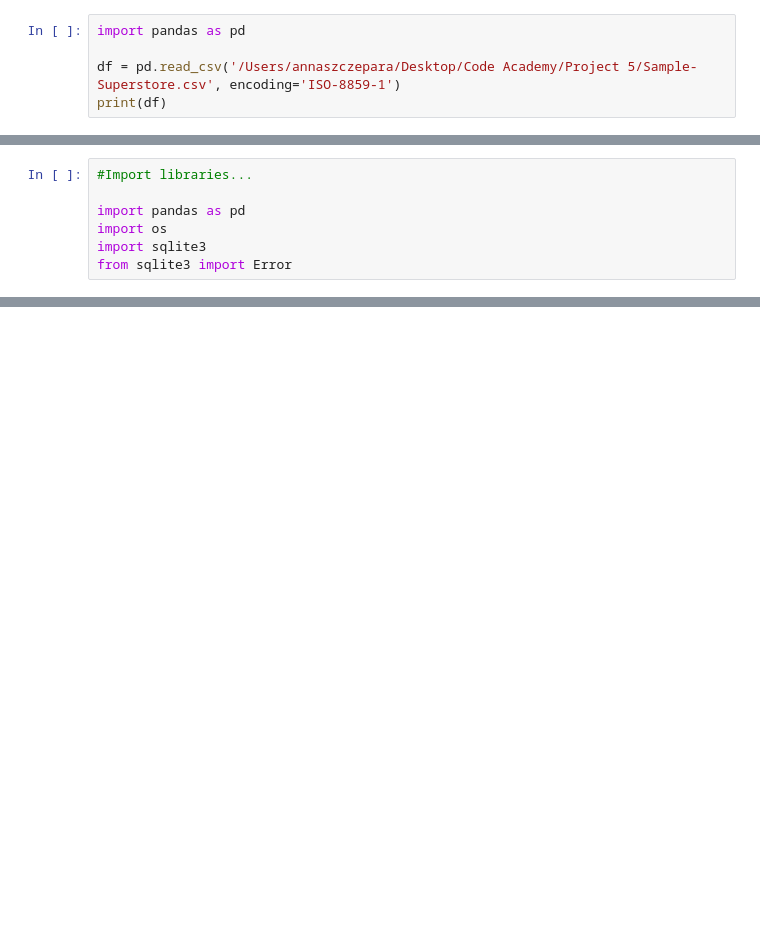
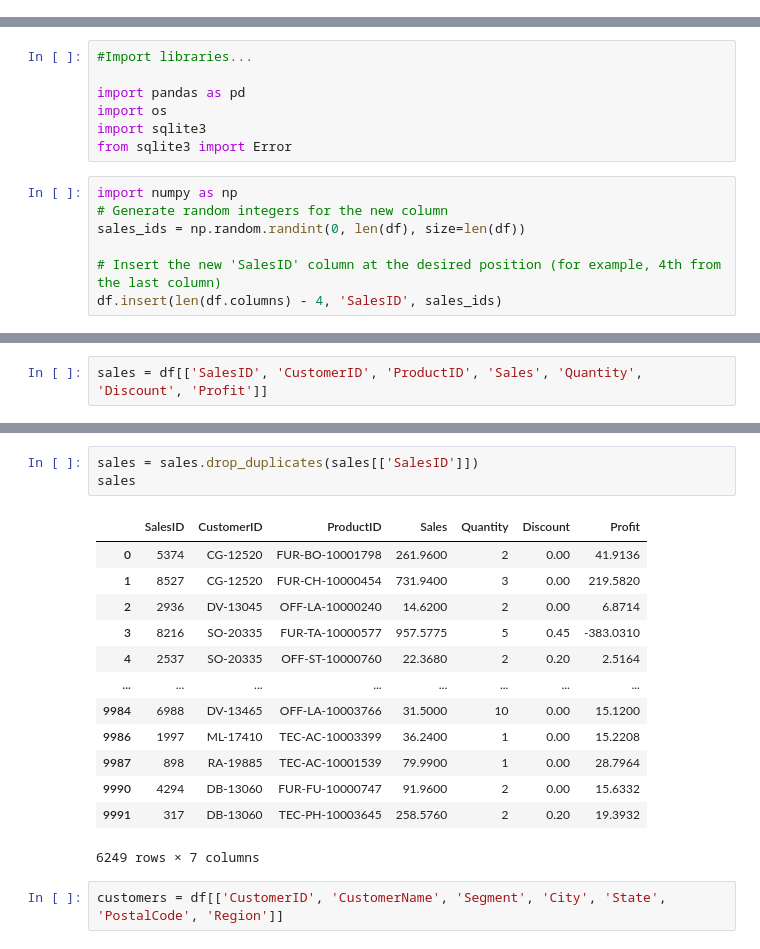
Before and after one commit to annaszcz/Project-5, a Jupyter notebook: project5.ipynb, the cells around one changed output, grey strips where cells are left out. Cells and saved outputs as stored; diff of their text form; blank space fills up the shorter version.

```diff
--- a/project5.ipynb
+++ b/project5.ipynb
@@ -1,5 +0,0 @@
-# %%
-import pandas as pd
-
-df = pd.read_csv('/Users/annaszczepara/Desktop/Code Academy/Project 5/Sample-Superstore.csv', encoding='ISO-8859-1')
-print(df)
@@ -28,3 +28,10 @@ import pandas as pd
 import os
 import sqlite3
 from sqlite3 import Error
+# %%
+import numpy as np
+# Generate random integers for the new column
+sales_ids = np.random.randint(0, len(df), size=len(df))
+
+# Insert the new 'SalesID' column at the desired position (for example, 4th from the last column)
+df.insert(len(df.columns) - 4, 'SalesID', sales_ids)
@@ -30,0 +50,2 @@ from sqlite3 import Error
+# %%
+sales = df[['SalesID', 'CustomerID', 'ProductID', 'Sales', 'Quantity', 'Discount', 'Profit']]
@@ -30,0 +63,19 @@ from sqlite3 import Error
+# %%
+sales = sales.drop_duplicates(sales[['SalesID']])
+sales
+# %% [output]
+|  | SalesID | CustomerID | ProductID | Sales | Quantity | Discount | Profit |
+| 0 | 5374 | CG-12520 | FUR-BO-10001798 | 261.9600 | 2 | 0.00 | 41.9136 |
+| 1 | 8527 | CG-12520 | FUR-CH-10000454 | 731.9400 | 3 | 0.00 | 219.5820 |
+| 2 | 2936 | DV-13045 | OFF-LA-10000240 | 14.6200 | 2 | 0.00 | 6.8714 |
+| 3 | 8216 | SO-20335 | FUR-TA-10000577 | 957.5775 | 5 | 0.45 | -383.0310 |
+| 4 | 2537 | SO-20335 | OFF-ST-10000760 | 22.3680 | 2 | 0.20 | 2.5164 |
+| ... | ... | ... | ... | ... | ... | ... | ... |
+| 9984 | 6988 | DV-13465 | OFF-LA-10003766 | 31.5000 | 10 | 0.00 | 15.1200 |
+| 9986 | 1997 | ML-17410 | TEC-AC-10003399 | 36.2400 | 1 | 0.00 | 15.2208 |
+| 9987 | 898 | RA-19885 | TEC-AC-10001539 | 79.9900 | 1 | 0.00 | 28.7964 |
+| 9990 | 4294 | DB-13060 | FUR-FU-10000747 | 91.9600 | 2 | 0.00 | 15.6332 |
+| 9991 | 317 | DB-13060 | TEC-PH-10003645 | 258.5760 | 2 | 0.20 | 19.3932 |
+6249 rows × 7 columns
+# %%
+customers = df[['CustomerID', 'CustomerName', 'Segment', 'City', 'State', 'PostalCode', 'Region']]
```
Also changed, not shown: parts of 17 cells of this notebook, 2 other files.
